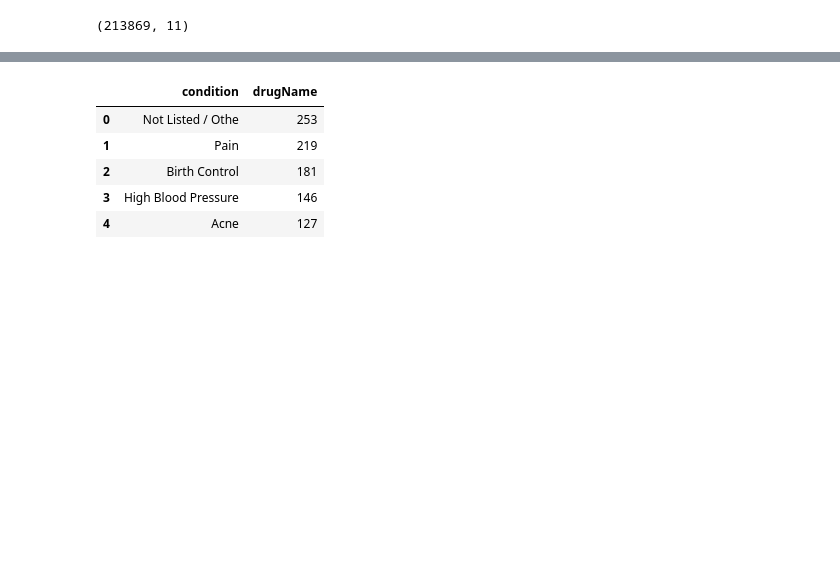
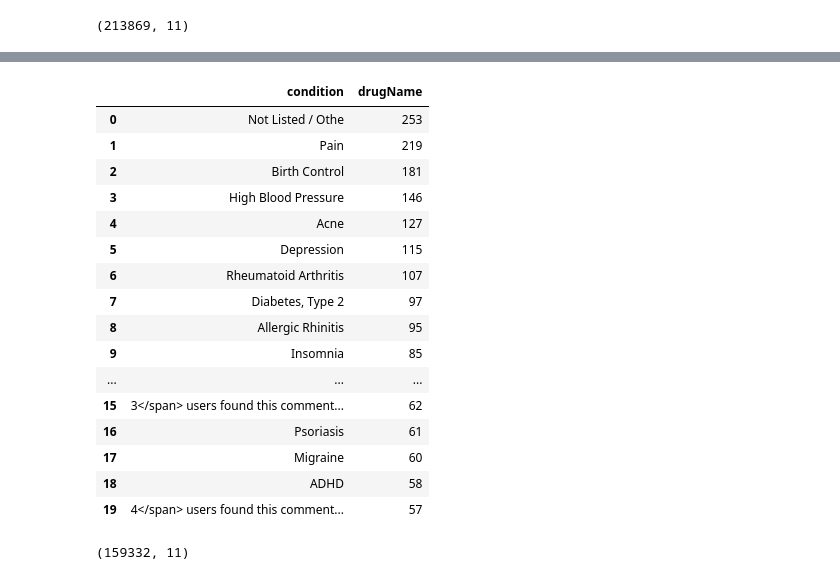
Before and after one commit to ikartikk/Drugs-Recommendation-System, a Jupyter notebook: model.ipynb, the cells around one changed output, grey strips where cells are left out. Cells and saved outputs as stored; diff of their text form; code cells hidden in the pictures; blank space fills up the shorter version.

```diff
--- a/model.ipynb
+++ b/model.ipynb
@@ -239,11 +239,22 @@ for i in not_stop:
 # %%
 df_condition = data.groupby(['condition'])['drugName'].nunique().sort_values(ascending=False)
 df_condition = pd.DataFrame(df_condition).reset_index()
-df_condition.head()
+df_condition.head(20)
 # %% [output]
 |  | condition | drugName |
 | 0 | Not Listed / Othe | 253 |
 | 1 | Pain | 219 |
 | 2 | Birth Control | 181 |
 | 3 | High Blood Pressure | 146 |
 | 4 | Acne | 127 |
+| 5 | Depression | 115 |
+| 6 | Rheumatoid Arthritis | 107 |
+| 7 | Diabetes, Type 2 | 97 |
+| 8 | Allergic Rhinitis | 95 |
+| 9 | Insomnia | 85 |
+| ... | ... | ... |
+| 15 | 3</span> users found this comment... | 62 |
+| 16 | Psoriasis | 61 |
+| 17 | Migraine | 60 |
+| 18 | ADHD | 58 |
+| 19 | 4</span> users found this comment... | 57 |
@@ -249,0 +288,4 @@ df_condition.head()
+# %%
+data.shape
+# %% [output]
+(159332, 11)
```
Also changed, not shown: parts of 24 cells of this notebook, 1 other file.
